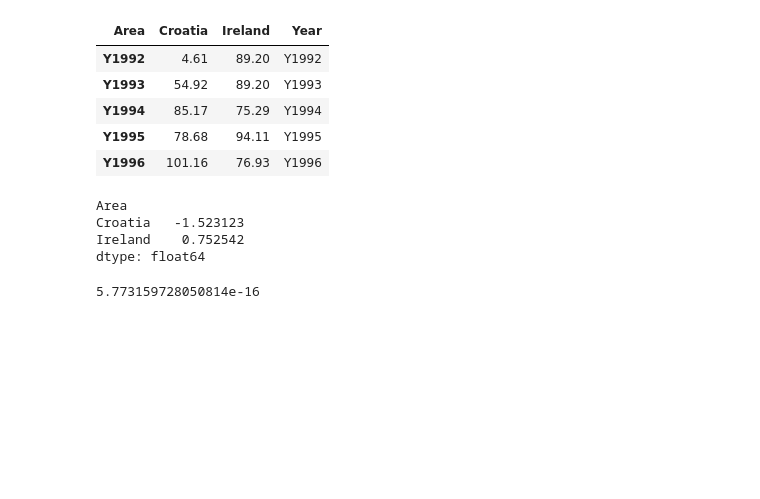
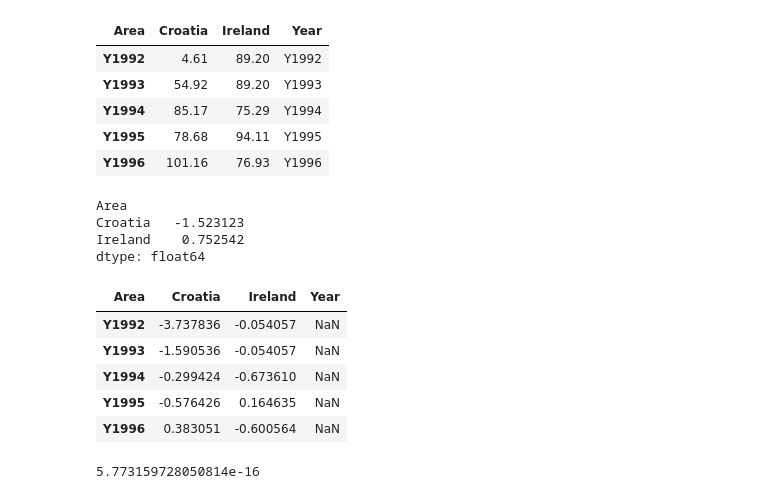
Before and after one commit to sba22218/MSc_GitHub_CA2, a Jupyter notebook: MM_Data_Explore_and_viz_postprocessed-Copy1.ipynb, the cells around one changed output. Saved outputs shown, nothing was run; the diff lists cells and outputs as text; code cells hidden in the pictures; blank space fills up the shorter version.

```diff
--- a/MM_Data_Explore_and_viz_postprocessed-Copy1.ipynb
+++ b/MM_Data_Explore_and_viz_postprocessed-Copy1.ipynb
@@ -1068,8 +1091,15 @@ Ireland    0.752542
 dtype: float64
 # %%
 # # Want to standardise data so avg = 0
-# df_sd = (df-df.mean())/df.std()
-# df_sd.head()
+df_sd = (df-df.mean())/df.std()
+df_sd.head()
+# %% [output]
+| Area | Croatia | Ireland | Year |
+| Y1992 | -3.737836 | -0.054057 | NaN |
+| Y1993 | -1.590536 | -0.054057 | NaN |
+| Y1994 | -0.299424 | -0.673610 | NaN |
+| Y1995 | -0.576426 | 0.164635 | NaN |
+| Y1996 | 0.383051 | -0.600564 | NaN |
 # %%
 df_sd.Ireland.mean()
 # %% [output]
```
Also changed, not shown: parts of 67 cells of this notebook, 1 other file.
